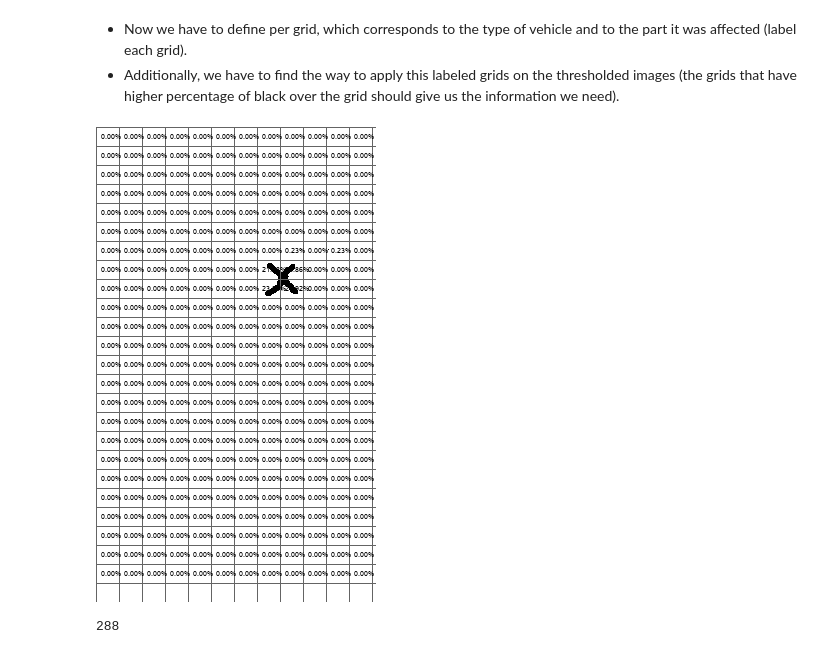
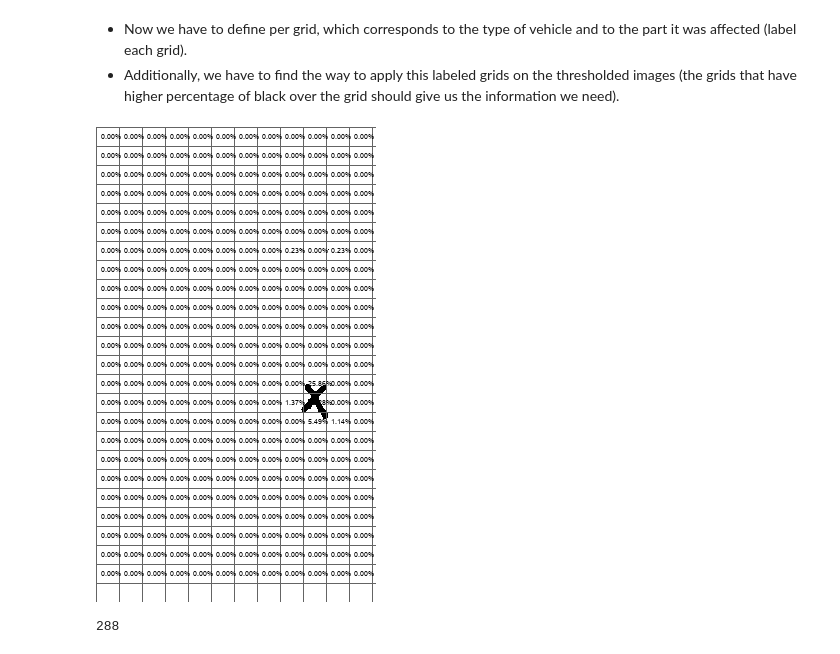
Before and after one commit to etoro2306/capstone_project, a Jupyter notebook: capstone_project_notebook.ipynb, the cells around one changed output. Saved outputs shown, nothing was run; the diff lists cells and outputs as text; code cells hidden in the pictures.

```diff
--- a/capstone_project_notebook.ipynb
+++ b/capstone_project_notebook.ipynb
@@ -100,7 +102,7 @@ left_cropped_images = []
 for image in images:
     height, width = image.shape[:2]
     cropped_image = image[:, 40:320]
-    mask = (cropped_image[:,:,0] > 220) & (cropped_image[:,:,2] < 100)
+    mask = (cropped_image[:,:,0] > 220) & (cropped_image[:,:,2] < 110)
     cropped_image[mask] = [0, 0, 0]
     mask = (cropped_image[:,:,2] > 220) & (cropped_image[:,:,0] < 100)
     cropped_image[mask] = [0, 0, 0]
@@ -331,9 +313,9 @@ for i, image in enumerate(th_left_cropped_images):
     # Save the modified image
     perc_th_grid_images.append(image)
 # %%
-perc_th_grid_images[98]
+perc_th_grid_images[58]
 # %% [output]
-[figure, old version]
+[figure, new version]
 # %%
 len(percentages[1])
 # %% [output]
```
Also changed, not shown: parts of 12 cells of this notebook.
